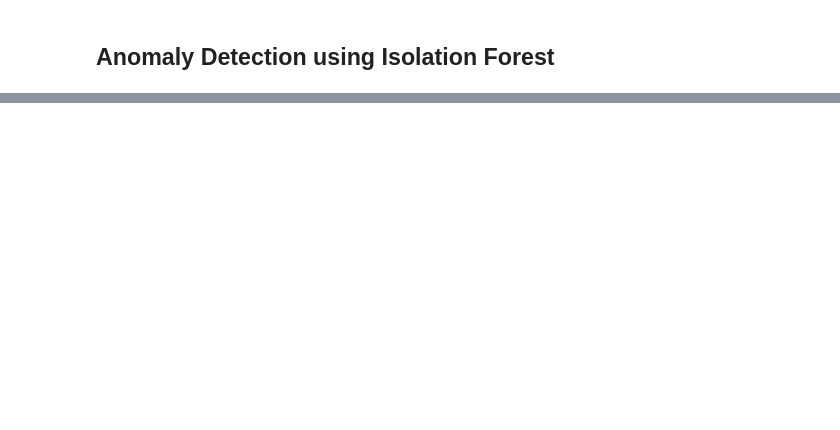
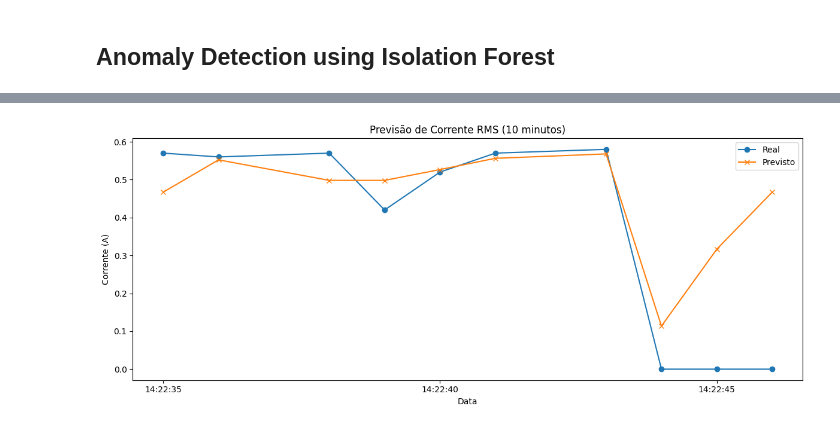
Before and after one commit to miguel5andrade/deepwatt, a Jupyter notebook: anomalyDetection/model.ipynb, the cells around one changed output, grey strips where cells are left out. Saved outputs shown, nothing was run; the diff lists cells and outputs as text; code cells hidden in the pictures; blank space fills up the shorter version.

```diff
--- a/anomalyDetection/model.ipynb
+++ b/anomalyDetection/model.ipynb
@@ -70,0 +68,83 @@ Model e scaler saved.
+# %%
+import sqlite3
+import pandas as pd
+import numpy as np
+import matplotlib.pyplot as plt
+from sklearn.ensemble import RandomForestRegressor
+from sklearn.preprocessing import StandardScaler
+from sklearn.metrics import mean_absolute_error
+import joblib
+
+
+DB_PATH = 'deepwatt.db'
+DEVICE_ID = 'board-cc:50:e3:60:e6:80'
+FORECAST_MINUTES = 10
+
+conn = sqlite3.connect(DB_PATH)
+query = f"""
+SELECT timestamp, rms_current
+FROM device_readings
+WHERE rms_current IS NOT NULL AND device_id = '{DEVICE_ID}'
+ORDER BY timestamp ASC
+"""
+df = pd.read_sql_query(query, conn)
+conn.close()
+
+
+df['datetime'] = pd.to_datetime(df['timestamp'], unit='s')
+df.set_index('datetime', inplace=True)
+df = df[(df['rms_current'] >= 0) & (df['rms_current'] < 200)]
+
+# time features
+df['hour'] = df.index.hour
+df['minute'] = df.index.minute
+df['day_of_week'] = df.index.dayofweek
+df['mean_5'] = df['rms_current'].rolling(window=5, min_periods=1).mean()
+df['std_5'] = df['rms_current'].rolling(window=5, min_periods=1).std().fillna(0)
+
+# TARGET: 10 min ahead
+df['target'] = df['rms_current'].shift(-FORECAST_MINUTES)
+
+df.dropna(inplace=True)
+
+features = ['rms_current', 'mean_5', 'std_5', 'hour', 'minute', 'day_of_week']
+X = df[features]
+y = df['target']
+
+
+test_final = df.iloc[-FORECAST_MINUTES:]
+X_final = test_final[features]
+y_final = test_final['target']
+
+
+
+scaler = StandardScaler()
+X_scaled = scaler.fit_transform(X)
+X_final_scaled = scaler.transform(X_final)
+
+
+model = RandomForestRegressor(n_estimators=100, random_state=42)
+model.fit(X_scaled, y)
+
+
+y_pred = model.predict(X_final_scaled)
+
+
+mae = mean_absolute_error(y_final, y_pred)
+print(f"MAE nos últimos 10 minutos: {mae:.3f} A")
+
+
+plt.figure(figsize=(12, 5))
+plt.plot(y_final.index, y_final.values, label='Real', marker='o')
+plt.plot(y_final.index, y_pred, label='Previsto', marker='x')
+plt.title("Previsão de Corrente RMS (10 minutos)")
+plt.xlabel("Data")
+plt.ylabel("Corrente (A)")
+plt.legend()
+plt.tight_layout()
+plt.show()
+
+# === GUARDAR MODELO E SCALER ===
+joblib.dump(model, 'current_forecast_model.pkl')
+joblib.dump(scaler, 'forecast_scaler.pkl')
+# %% [output]
@@ -70,0 +152 @@ Model e scaler saved.
+[figure, added]
```
Also changed, not shown: parts of 3 cells of this notebook, 29 other files.
